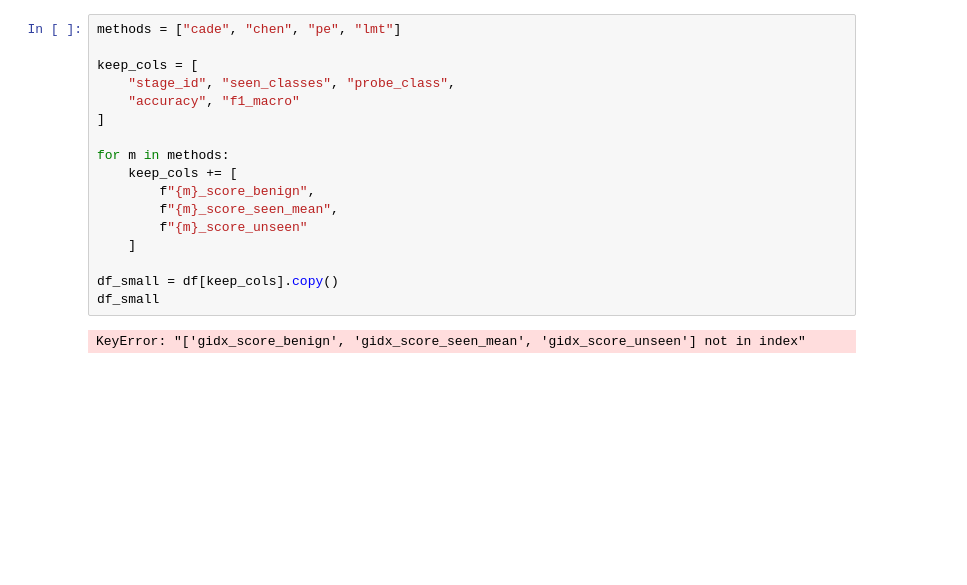
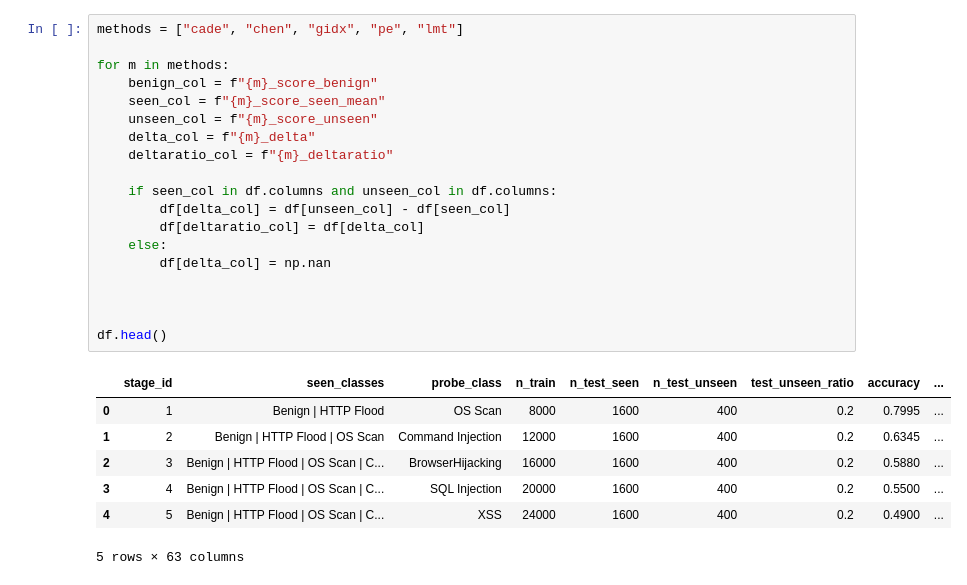
Before and after one commit to SafeNetIoT/LANTERN, a Jupyter notebook: SOTA/analysis.ipynb, the cells around one changed output. Saved outputs shown, nothing was run; the diff lists cells and outputs as text; blank space fills up the shorter version.

```diff
--- a/SOTA/analysis.ipynb
+++ b/SOTA/analysis.ipynb
@@ -17,19 +17,27 @@ df.head()
-# %%
-methods = ["cade", "chen", "pe", "lmt"]
-
-keep_cols = [
-    "stage_id", "seen_classes", "probe_class",
-    "accuracy", "f1_macro"
-]
-
-for m in methods:
-    keep_cols += [
-        f"{m}_score_benign",
-        f"{m}_score_seen_mean",
-        f"{m}_score_unseen"
-    ]
-
-df_small = df[keep_cols].copy()
-df_small
-# %% [output]
-KeyError: "['gidx_score_benign', 'gidx_score_seen_mean', 'gidx_score_unseen'] not in index"
+# %%
+methods = ["cade", "chen", "gidx", "pe", "lmt"]
+
+for m in methods:
+    benign_col = f"{m}_score_benign"
+    seen_col = f"{m}_score_seen_mean"
+    unseen_col = f"{m}_score_unseen"
+    delta_col = f"{m}_delta"
+    deltaratio_col = f"{m}_deltaratio"
+
+    if seen_col in df.columns and unseen_col in df.columns:
+        df[delta_col] = df[unseen_col] - df[seen_col]
+        df[deltaratio_col] = df[delta_col]
+    else:
+        df[delta_col] = np.nan
+
+
+
+df.head()
+# %% [output]
+|  | stage_id | seen_classes | probe_class | n_train | n_test_seen | n_test_unseen | test_unseen_ratio | accuracy | ... |
+| 0 | 1 | Benign | HTTP Flood | OS Scan | 8000 | 1600 | 400 | 0.2 | 0.7995 | ... |
+| 1 | 2 | Benign | HTTP Flood | OS Scan | Command Injection | 12000 | 1600 | 400 | 0.2 | 0.6345 | ... |
+| 2 | 3 | Benign | HTTP Flood | OS Scan | C... | BrowserHijacking | 16000 | 1600 | 400 | 0.2 | 0.5880 | ... |
+| 3 | 4 | Benign | HTTP Flood | OS Scan | C... | SQL Injection | 20000 | 1600 | 400 | 0.2 | 0.5500 | ... |
+| 4 | 5 | Benign | HTTP Flood | OS Scan | C... | XSS | 24000 | 1600 | 400 | 0.2 | 0.4900 | ... |
+5 rows × 63 columns
```
Also changed, not shown: parts of 5 cells of this notebook, 15 other files.
